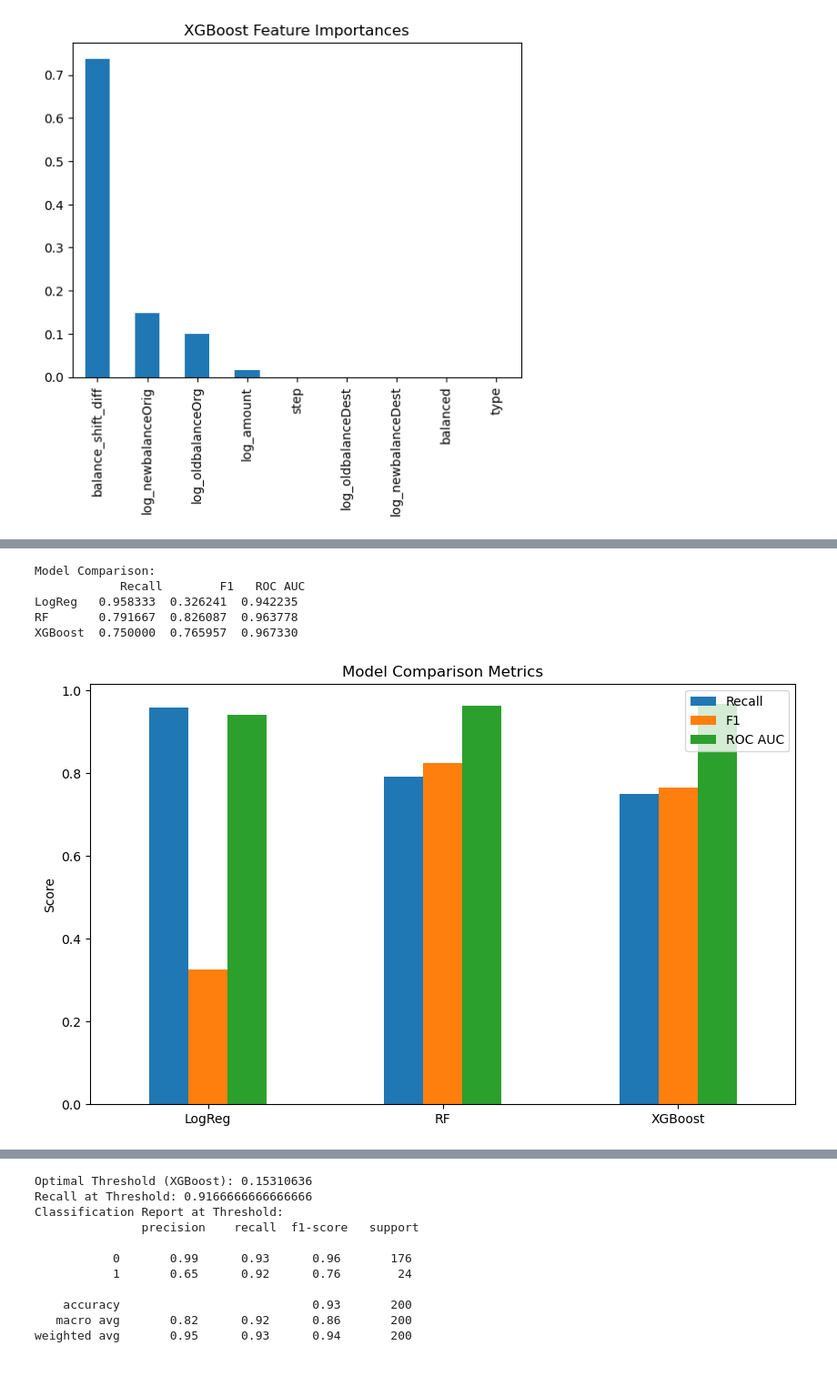
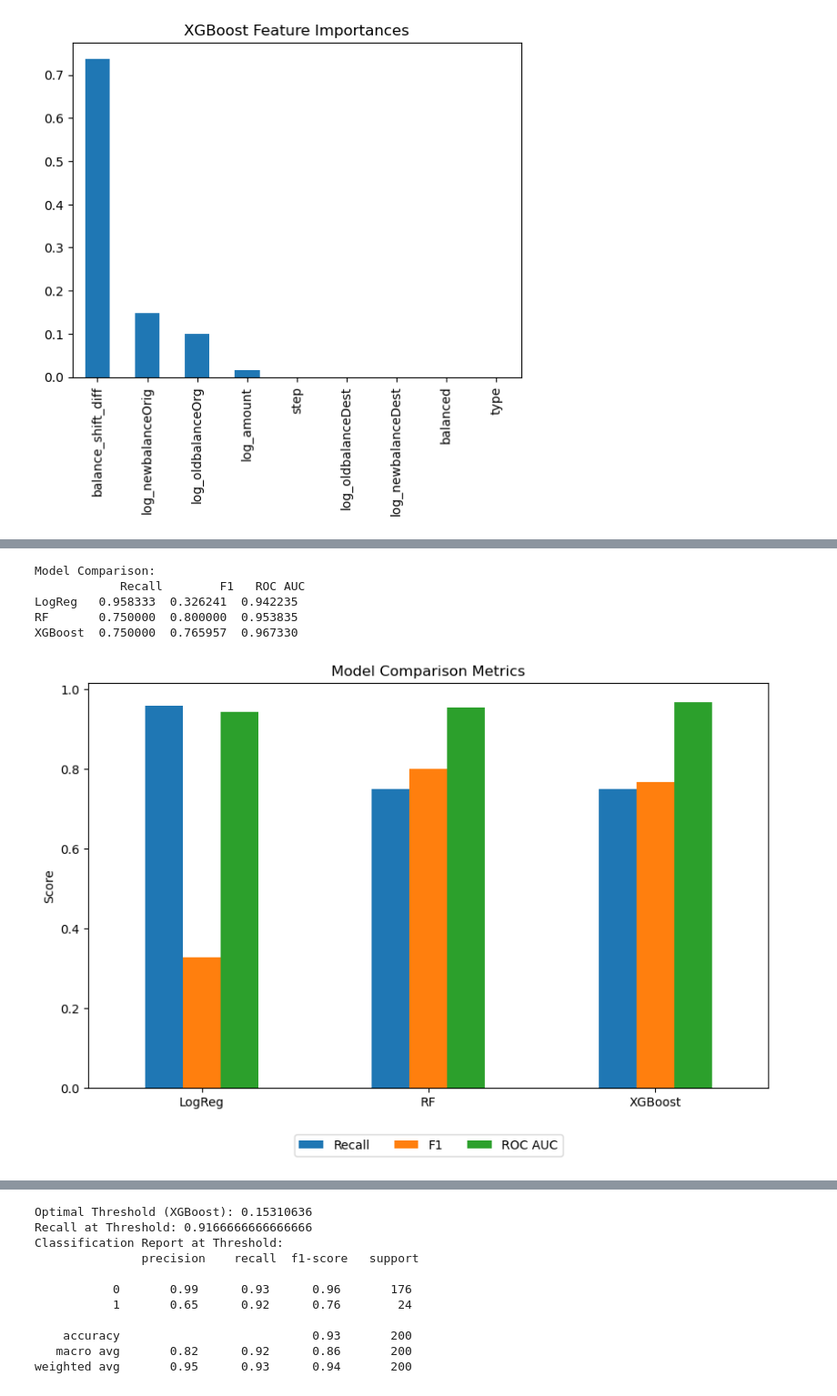
Before and after one commit to mesfin-k/capstone-two, a Jupyter notebook: notebooks/04_modeling_updated.ipynb, the cells around one changed output, grey strips where cells are left out. Shown at 91% size. Cells and saved outputs as stored; diff of their text form; code cells hidden in the pictures.

Commit message:
Add updated modeling notebook (04_modeling_updated.ipynb)

```diff
--- a/notebooks/04_modeling_updated.ipynb
+++ b/notebooks/04_modeling_updated.ipynb
@@ -441,40 +444,40 @@ weighted avg       0.89      0.65      0.71       200
 [figure]
 # %%
-# Model Comparison (using final versions, e.g., with SMOTE/no-leakage if applied)
-# Assume final models are _nl versions for simplicity; replace with _sm if used
+# Model Comparison (using final versions, with SMOTE/no-leakage if applied)
 metrics = {}
 for name, model, y_pred, y_prob in [('LogReg', tuned_log_nl, y_pred_log_nl, y_prob_log_nl),
                                     ('RF', tuned_rf_nl, y_pred_rf_nl, y_prob_rf_nl),
                                     ('XGBoost', tuned_xgb_nl, y_pred_xgb_nl, y_prob_xgb_nl)]:
     metrics[name] = {
         'Recall': recall_score(y_test, y_pred),
         'F1': f1_score(y_test, y_pred),
         'ROC AUC': roc_auc_score(y_test, y_prob)
     }
 df_metrics = pd.DataFrame(metrics).T.sort_values(by='Recall', ascending=False)
 print('\nModel Comparison:\n', df_metrics)
 
 # Visualize comparison
 df_metrics.plot(kind='bar', figsize=(10, 6))
 plt.title('Model Comparison Metrics')
 plt.ylabel('Score')
 plt.xticks(rotation=0)
+plt.legend(['Recall', 'F1', 'ROC AUC'], loc='upper center', bbox_to_anchor=(0.5, -0.1), ncol=3)
 plt.show()
 
 # Precision-Recall Curves (for imbalanced data)
 fig, ax = plt.subplots(figsize=(8, 6))
 for name, y_prob in [('LogReg', y_prob_log_nl), ('RF', y_prob_rf_nl), ('XGBoost', y_prob_xgb_nl)]:
     precision, recall, _ = precision_recall_curve(y_test, y_prob)
     ax.plot(recall, precision, label=name)
 ax.set_xlabel('Recall')
 ax.set_ylabel('Precision')
 ax.set_title('Precision-Recall Curves')
-ax.legend()
+ax.legend(loc='lower left')
 plt.show()
 # %% [output]
 Model Comparison:
             Recall        F1   ROC AUC
 LogReg   0.958333  0.326241  0.942235
-RF       0.791667  0.826087  0.963778
+RF       0.750000  0.800000  0.953835
 XGBoost  0.750000  0.765957  0.967330
-[figure, old version]
+[figure, new version]
```
Also changed, not shown: parts of 7 cells of this notebook.
